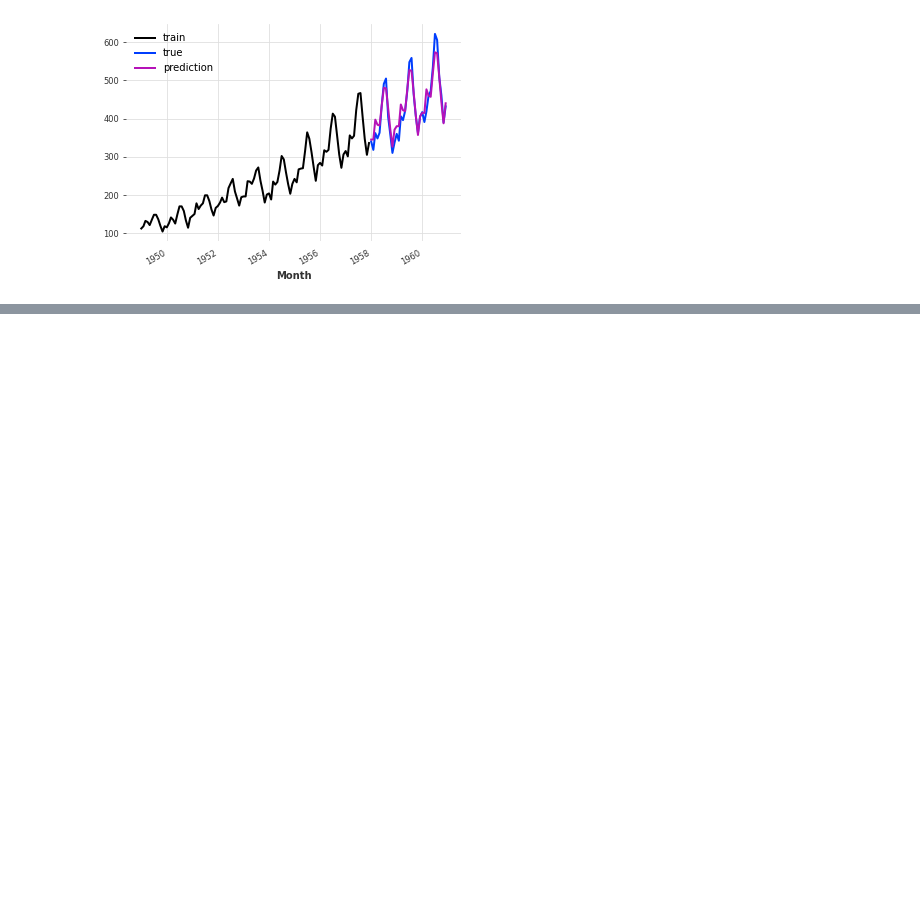
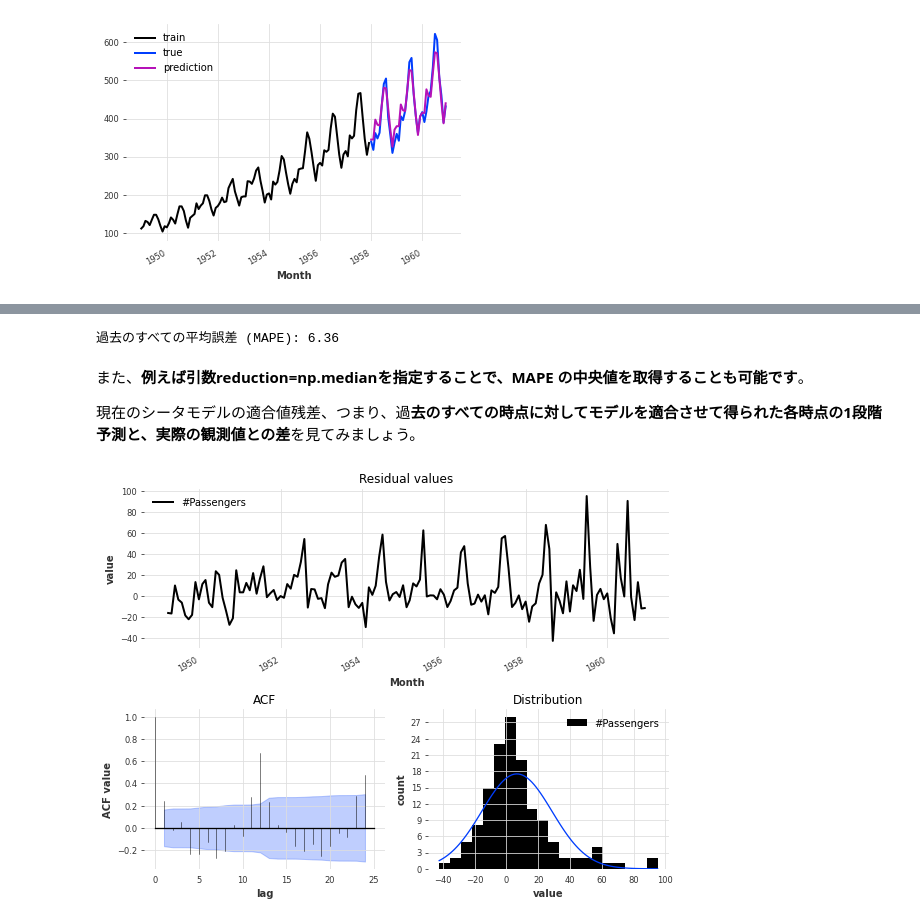
Before and after one commit to webclinic017/-daily-test, a Jupyter notebook: Darts_test.ipynb, the cells around one changed output, grey strips where cells are left out. Cells and saved outputs as stored; diff of their text form; code cells hidden in the pictures; blank space fills up the shorter version.

```diff
--- a/Darts_test.ipynb
+++ b/Darts_test.ipynb
@@ -459,0 +511,23 @@ pred_best_theta.plot(label="prediction")
+# %%
+average_error = best_theta_model.backtest(
+    series,
+    start=0.6,
+    forecast_horizon=3,
+    metric=mape,
+    reduction=np.mean,  # this is actually the default
+    verbose=True,
+)
+
+print("過去のすべての平均誤差 (MAPE): %.2f" % average_error)
+# %% [output]
+過去のすべての平均誤差 (MAPE): 6.36
+# %% [markdown]
+また、**例えば引数reduction=np.medianを指定することで、MAPE の中央値を取得することも可能です**。
+
+現在のシータモデルの適合値残差、つまり、過**去のすべての時点に対してモデルを適合させて得られた各時点の1段階予測と、実際の観測値との差**を見てみましょう。
+# %%
+from darts.utils.statistics import plot_residuals_analysis
+
+plot_residuals_analysis(best_theta_model.residuals(series))
+# %% [output]
+[figure, added]
```
Also changed, not shown: parts of 26 cells of this notebook.
